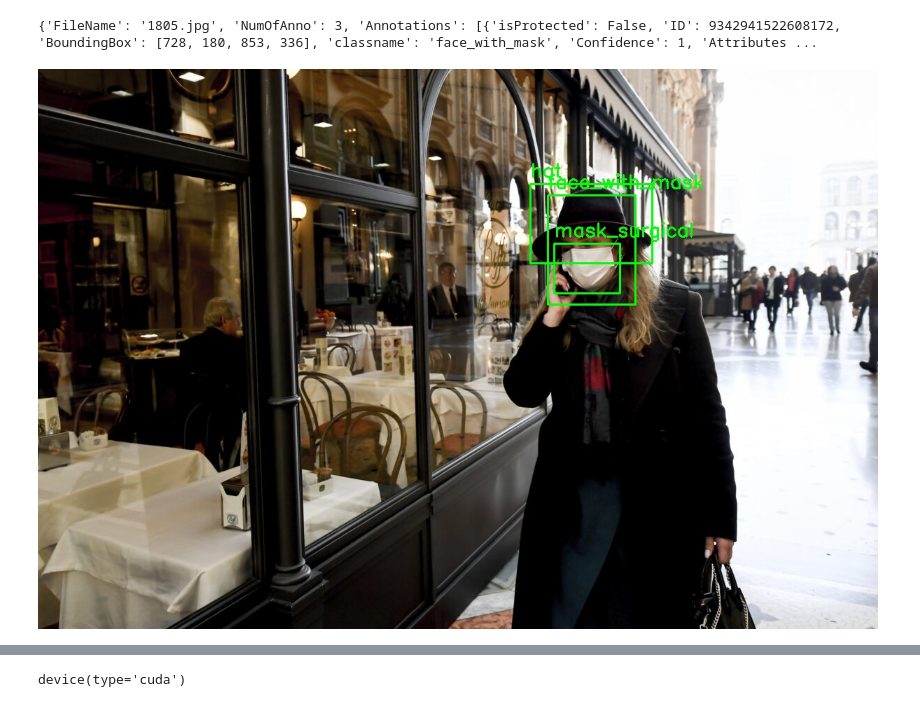
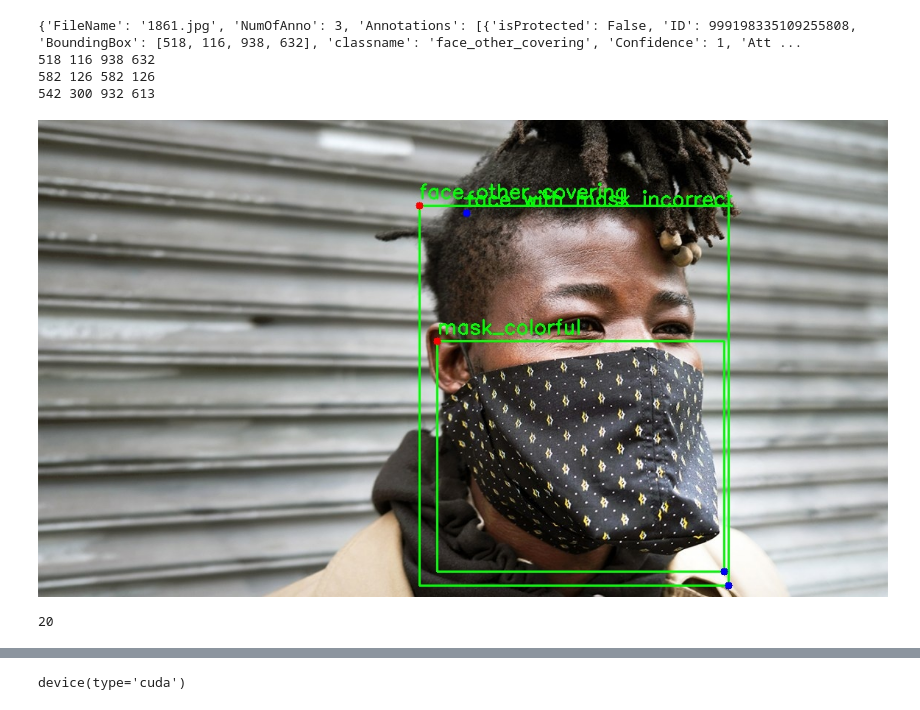
Before and after one commit to JohannesH1998/Deep-Vision-sta, a Jupyter notebook: Faster R-CNN/faster rcnn.ipynb, the cells around one changed output, grey strips where cells are left out. Drawn from its saved outputs; the diff is of its cells as text; code cells hidden in the pictures.

```diff
--- a/Faster R-CNN/faster rcnn.ipynb
+++ b/Faster R-CNN/faster rcnn.ipynb
@@ -34,11 +34,16 @@ def draw_annotation(image_path, annotation):
 
         # Draw the bounding box
         x_min, y_min, x_max, y_max = bounding_box
+        print(x_min, y_min, x_max, y_max)
         cv2.rectangle(image, (x_min, y_min), (x_max, y_max), (0, 255, 0), 2)
 
         # Add the class label
         text = f"{class_name}"
         cv2.putText(image, text, (x_min, y_min - 10), cv2.FONT_HERSHEY_SIMPLEX, 0.9, (0, 255, 0), 2)
+
+        #make a dot at x_min, y_min and x_max, y_max
+        cv2.circle(image, (x_min, y_min), 5, (0, 0, 255), -1)
+        cv2.circle(image, (x_max, y_max), 5, (255, 0, 0), -1)
 
     # Save the image with annotations
     annotated_image_path = "annotated_image.jpg"
@@ -47,19 +52,33 @@ def draw_annotation(image_path, annotation):
     # Display the image in the notebook
     display(Image(filename=annotated_image_path))
 # %%
-number = 1805
+number = 1861
 
 
 image_path = "C:\GIT_Workspaces\Deep-Vision-sta\Datasets\Face Mask Detection Dataset\Medical mask\Medical mask\Medical Mask\images\\{number}.jpg".format(number=number)
 
 #read json file
 import json
 with open('C:\GIT_Workspaces\Deep-Vision-sta\Datasets\Face Mask Detection Dataset\Medical mask\Medical mask\Medical Mask\\annotations\\{number}.jpg.json'.format(number=number)) as json_file:
     annotation = json.load(json_file)
 
 print(annotation)
 
 draw_annotation(image_path, annotation)
 # %% [output]
-{'FileName': '1805.jpg', 'NumOfAnno': 3, 'Annotations': [{'isProtected': False, 'ID': 9342941522608172, 'BoundingBox': [728, 180, 853, 336], 'classname': 'face_with_mask', 'Confidence': 1, 'Attributes ...
+{'FileName': '1861.jpg', 'NumOfAnno': 3, 'Annotations': [{'isProtected': False, 'ID': 999198335109255808, 'BoundingBox': [518, 116, 938, 632], 'classname': 'face_other_covering', 'Confidence': 1, 'Att ...
+518 116 938 632
+582 126 582 126
+542 300 932 613
-[figure, old version]
+[figure, new version]
+# %%
+#open the json file at Datasets\Face Mask Detection Dataset\Medical mask\Medical mask\meta.json
+
+import json
+with open('C:\GIT_Workspaces\Deep-Vision-sta\Datasets\Face Mask Detection Dataset\Medical mask\Medical mask\meta.json') as json_file:
+    meta = json.load(json_file)
+
+#copunt the entries in classes
+print(len(meta["classes"]))
+# %% [output]
+20
```
Also changed, not shown: parts of 15 cells of this notebook, 3 other files.
